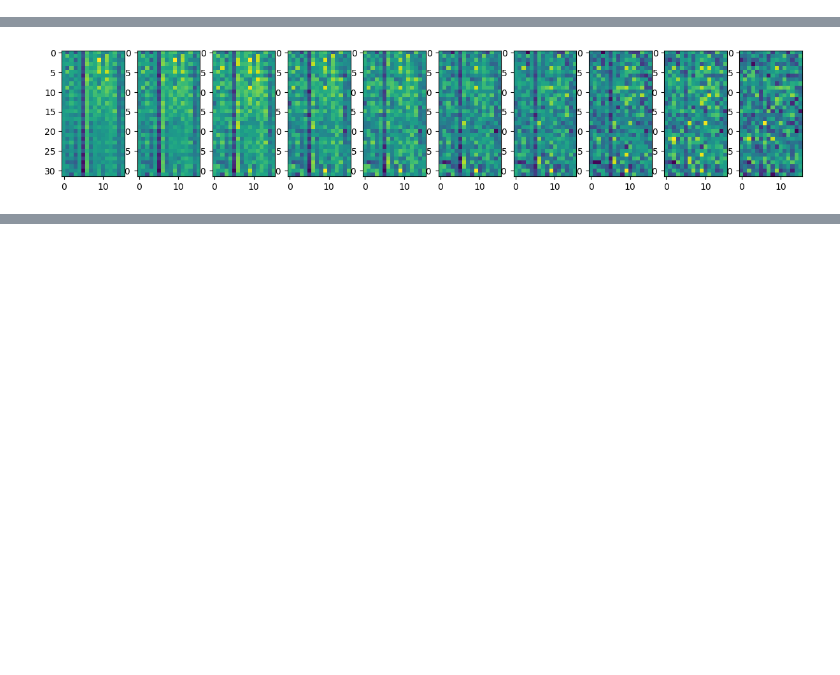
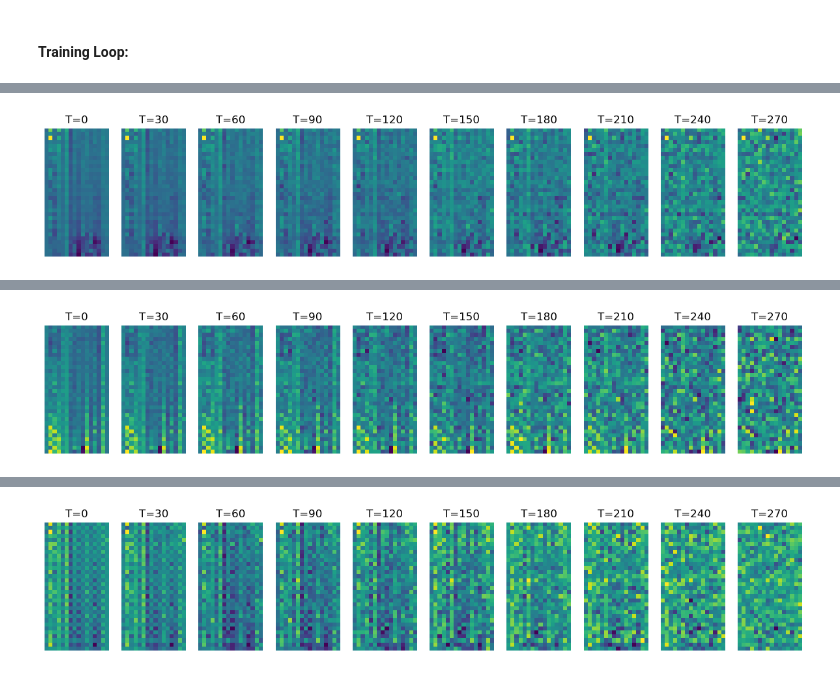
Before and after one commit to insdout/Time-Series-Hybrid-Autoencoder, a Jupyter notebook: Diffusion.ipynb, the cells around one changed output, grey strips where cells are left out. Drawn from its saved outputs; the diff is of its cells as text; code cells hidden in the pictures; blank space fills up the shorter version.

```diff
--- a/Diffusion.ipynb
+++ b/Diffusion.ipynb
@@ -90,5 +116,6 @@ posterior_variance = betas * (1. - alphas_cumprod_prev) / (1. - alphas_cumprod)
 # %%
-image = next(iter(train_loader))[0][0]
+#Take random window frame from dataset:
+image = train_loader.dataset[random.choice(range(len(train_loader.dataset)))][0]
 
 
 
@@ -97,7 +124,7 @@ stepsize = int(T/num_images)
 
 fig, axs = plt.subplots(2, num_images, figsize=(15,5))
 
-
+# Apply noize according to the stepsize of T:
 for i,idx in enumerate(range(0, T, stepsize)):
     t = torch.Tensor([idx]).type(torch.int64)
     image, noise = forward_diffusion_sample(image, t)
@@ -268,13 +302,17 @@ def sample_timestep(x, t):
         noise = torch.randn_like(x)
         return model_mean + torch.sqrt(posterior_variance_t) * noise
 
+
 @torch.no_grad()
 def sample_plot_image():
-    # Sample noise
+    """
+    Plots one sample image as it is reconstructed from generated noise.
+    First image is generated as random noise, then for each T the reconstruction process is performed.
+    Plots 10 timesteps of reconstruction process.
+    """
 
     img = torch.randn((1, 1, 32, 16), device=device)
     plt.figure(figsize=(15,15))
-    plt.axis('off')
     num_images = 10
     stepsize = int(T/num_images)
 
@@ -284,7 +322,11 @@ def sample_plot_image():
         if i % stepsize == 0:
             plt.subplot(1, num_images, int(i/stepsize)+1)
             plt.imshow(img.detach().cpu()[0][0])
+            plt.title(f"T={i}")
+            plt.axis('off')
     plt.show()
+# %% [markdown]
+#### Training Loop:
 # %%
 from torch.optim import Adam
 
@@ -293,7 +335,7 @@ model = SimpleUnet()
 device = "cuda" if torch.cuda.is_available() else "cpu"
 model.to(device)
 optimizer = Adam(model.parameters(), lr=0.001)
-epochs = 100 # Try more!
+epochs = 6 # Try more!
 
 for epoch in range(epochs):
     epoch_loss = 0
@@ -303,7 +345,6 @@ for epoch in range(epochs):
         optimizer.zero_grad()
 
         t = torch.randint(0, T, (batch_size,), device=device).long()
-
         loss = get_loss(model, batch[0].unsqueeze(1), t)
         loss.backward()
         optimizer.step()
@@ -311,6 +352,6 @@ for epoch in range(epochs):
         epoch_loss += loss.item()*batch_size
 
     print(f"Epoch {epoch} | step {step:03d} Loss: {epoch_loss/len(train_loader.dataset)} ")
-    if epoch % 50 == 0:
+    if epoch % 2 == 0:
         sample_plot_image()
 # %% [output]
@@ -318 +359 @@ Epoch 0 | step 162 Loss: 0.35656770531217225
-[figure, old version]
+[figure, new version]
@@ -330,0 +362 @@ Epoch 12 | step 162 Loss: 0.2840571051149993
+[figure, added]
@@ -331,0 +365 @@ KeyboardInterrupt:
+[figure, added]
```
Also changed, not shown: parts of 24 cells of this notebook.
